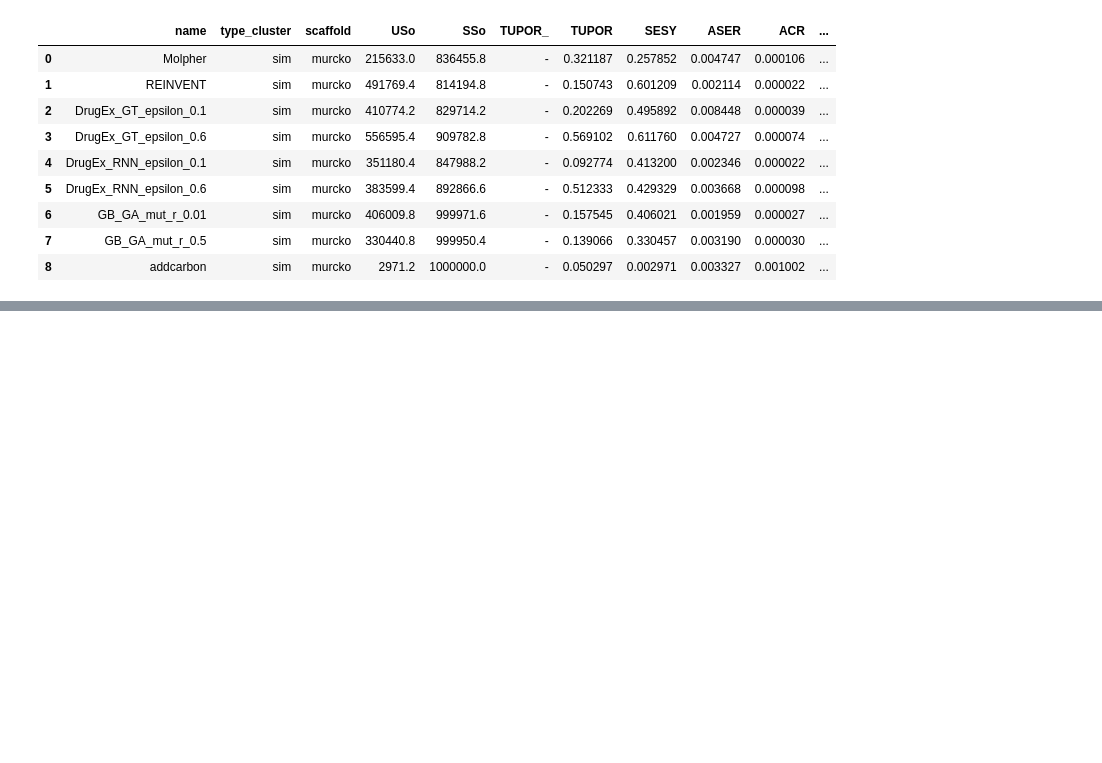
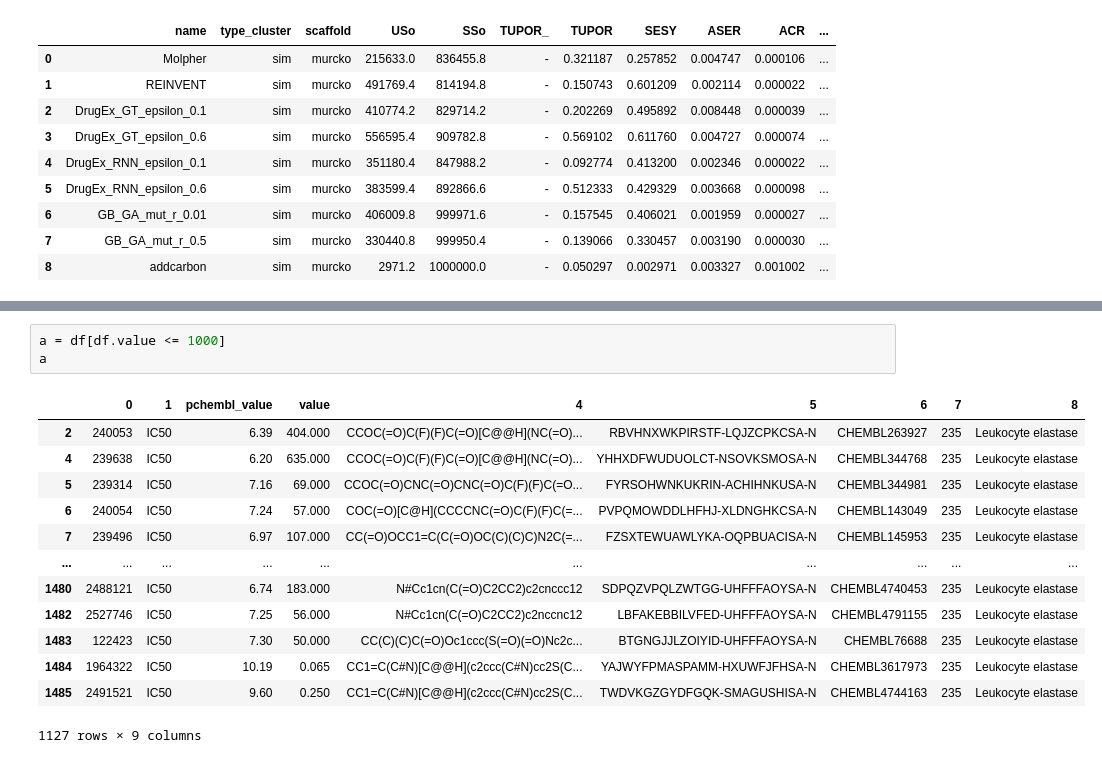
Before and after one commit to filvaleriia/scaffold-based-metrics, a Jupyter notebook: Untitled.ipynb, the cells around one changed output, grey strips where cells are left out. Drawn from its saved outputs; the diff is of its cells as text; blank space fills up the shorter version.

```diff
--- a/Untitled.ipynb
+++ b/Untitled.ipynb
@@ -251,0 +282,17 @@ for type_cluster in ['dis', 'sim']:
+# %%
+a = df[df.value <= 1000]
+a
+# %% [output]
+|  | 0 | 1 | pchembl_value | value | 4 | 5 | 6 | 7 | 8 |
+| 2 | 240053 | IC50 | 6.39 | 404.000 | CCOC(=O)C(F)(F)C(=O)[C@@H](NC(=O)... | RBVHNXWKPIRSTF-LQJZCPKCSA-N | CHEMBL263927 | 235 | Leukocyte elastase |
+| 4 | 239638 | IC50 | 6.20 | 635.000 | CCOC(=O)C(F)(F)C(=O)[C@@H](NC(=O)... | YHHXDFWUDUOLCT-NSOVKSMOSA-N | CHEMBL344768 | 235 | Leukocyte elastase |
+| 5 | 239314 | IC50 | 7.16 | 69.000 | CCOC(=O)CNC(=O)CNC(=O)C(F)(F)C(=O... | FYRSOHWNKUKRIN-ACHIHNKUSA-N | CHEMBL344981 | 235 | Leukocyte elastase |
+| 6 | 240054 | IC50 | 7.24 | 57.000 | COC(=O)[C@H](CCCCNC(=O)C(F)(F)C(=... | PVPQMOWDDLHFHJ-XLDNGHKCSA-N | CHEMBL143049 | 235 | Leukocyte elastase |
+| 7 | 239496 | IC50 | 6.97 | 107.000 | CC(=O)OCC1=C(C(=O)OC(C)(C)C)N2C(=... | FZSXTEWUAWLYKA-OQPBUACISA-N | CHEMBL145953 | 235 | Leukocyte elastase |
+| ... | ... | ... | ... | ... | ... | ... | ... | ... | ... |
+| 1480 | 2488121 | IC50 | 6.74 | 183.000 | N#Cc1cn(C(=O)C2CC2)c2cnccc12 | SDPQZVPQLZWTGG-UHFFFAOYSA-N | CHEMBL4740453 | 235 | Leukocyte elastase |
+| 1482 | 2527746 | IC50 | 7.25 | 56.000 | N#Cc1cn(C(=O)C2CC2)c2nccnc12 | LBFAKEBBILVFED-UHFFFAOYSA-N | CHEMBL4791155 | 235 | Leukocyte elastase |
+| 1483 | 122423 | IC50 | 7.30 | 50.000 | CC(C)(C)C(=O)Oc1ccc(S(=O)(=O)Nc2c... | BTGNGJJLZOIYID-UHFFFAOYSA-N | CHEMBL76688 | 235 | Leukocyte elastase |
+| 1484 | 1964322 | IC50 | 10.19 | 0.065 | CC1=C(C#N)[C@@H](c2ccc(C#N)cc2S(C... | YAJWYFPMASPAMM-HXUWFJFHSA-N | CHEMBL3617973 | 235 | Leukocyte elastase |
+| 1485 | 2491521 | IC50 | 9.60 | 0.250 | CC1=C(C#N)[C@@H](c2ccc(C#N)cc2S(C... | TWDVKGZGYDFGQK-SMAGUSHISA-N | CHEMBL4744163 | 235 | Leukocyte elastase |
+1127 rows × 9 columns
```
Also changed, not shown: parts of 9 cells of this notebook, 37 other files.
